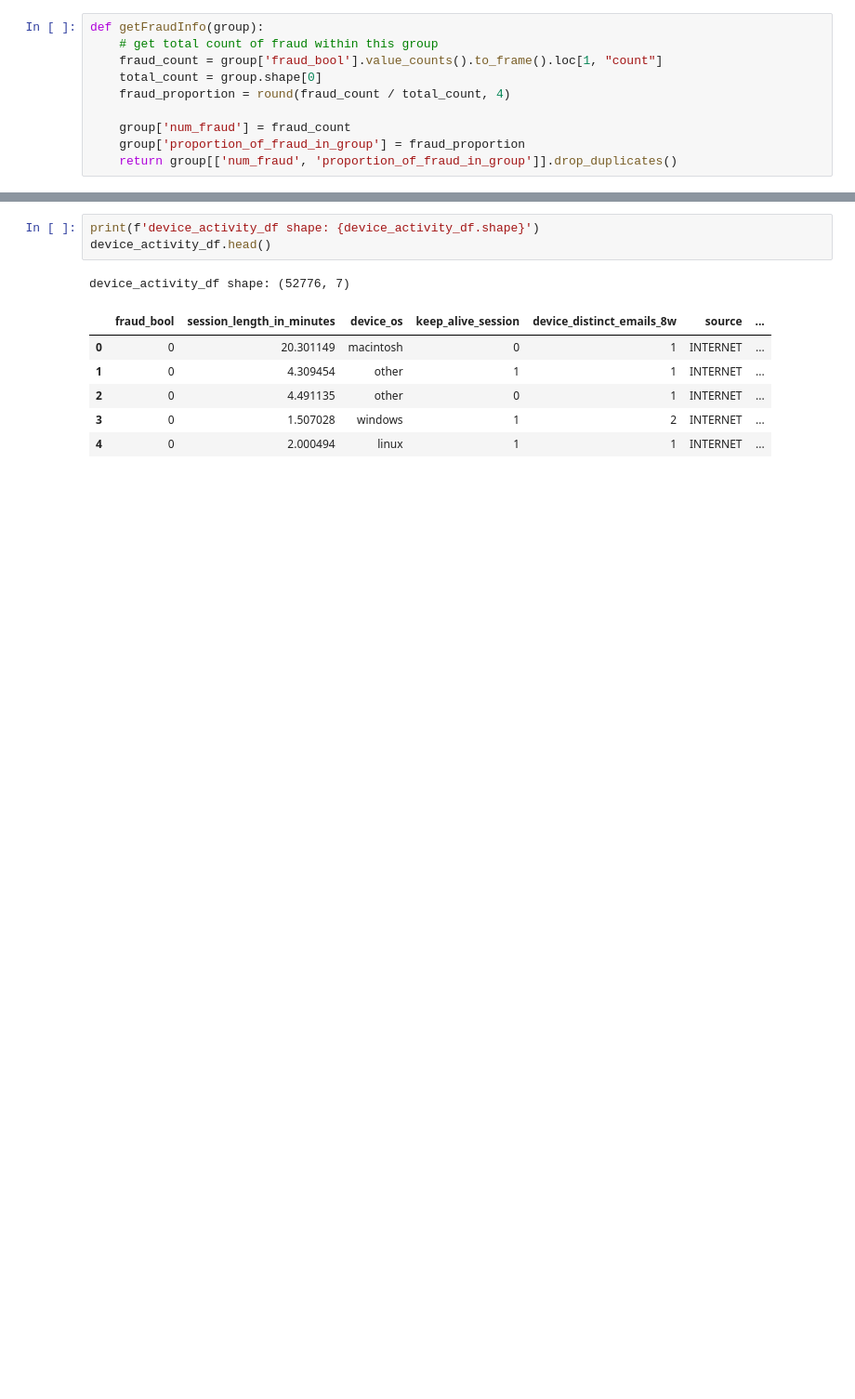
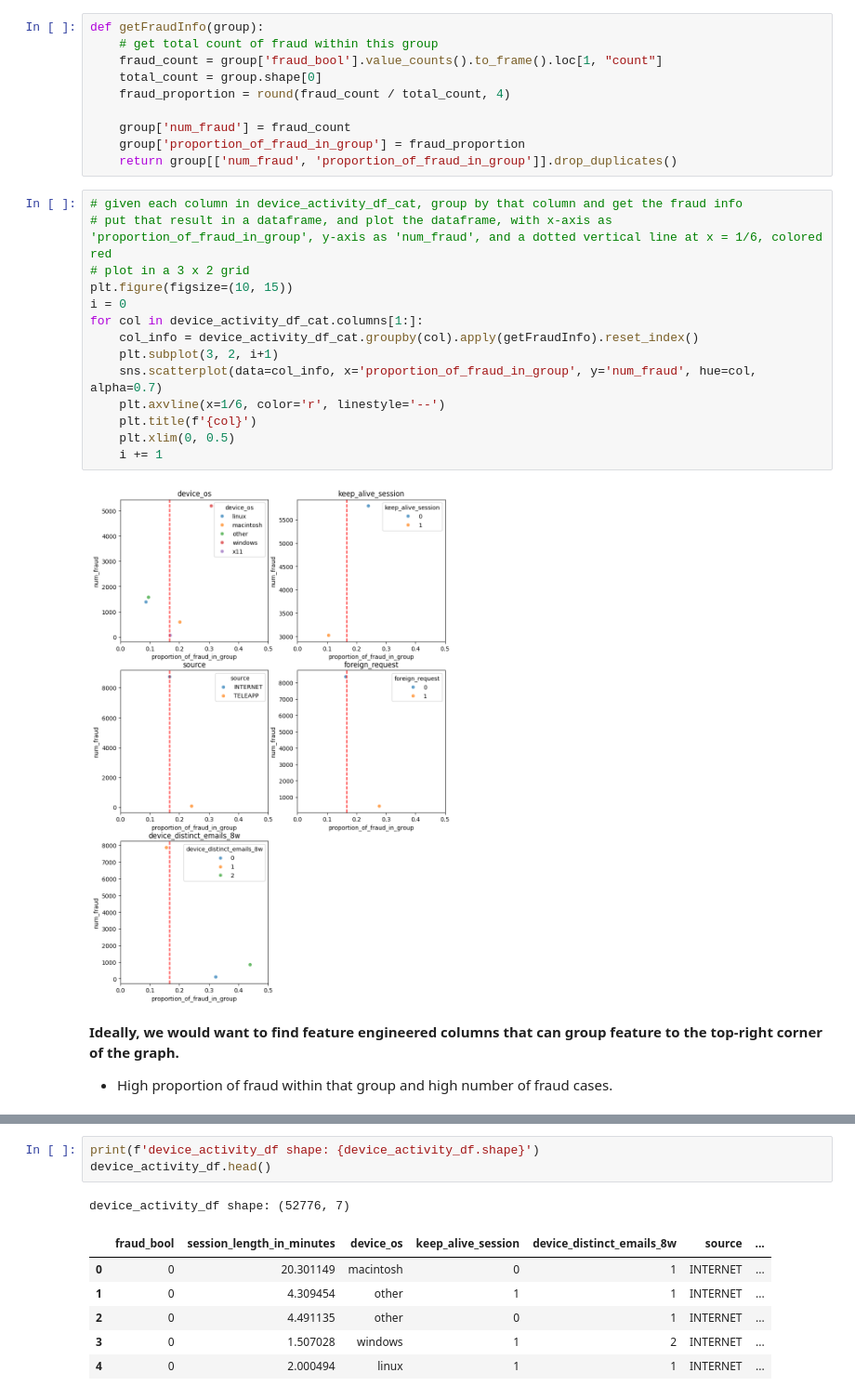
Before and after one commit to kclzl-nus/Detect-Fraudulent-Bank-Accounts, a Jupyter notebook: notebooks/2.0-kclzl-hyp-device-activity.ipynb, the cells around one changed output, grey strips where cells are left out. Shown at 93% size. Cells and saved outputs as stored; diff of their text form; blank space fills up the shorter version.

Commit message:
added explanations and visualizations to support hypothesis

```diff
--- a/notebooks/2.0-kclzl-hyp-device-activity.ipynb
+++ b/notebooks/2.0-kclzl-hyp-device-activity.ipynb
@@ -234,5 +225,25 @@ def getFraudInfo(group):
     group['num_fraud'] = fraud_count
     group['proportion_of_fraud_in_group'] = fraud_proportion
     return group[['num_fraud', 'proportion_of_fraud_in_group']].drop_duplicates()
+# %%
+# given each column in device_activity_df_cat, group by that column and get the fraud info
+# put that result in a dataframe, and plot the dataframe, with x-axis as 'proportion_of_fraud_in_group', y-axis as 'num_fraud', and a dotted vertical line at x = 1/6, colored red
+# plot in a 3 x 2 grid
+plt.figure(figsize=(10, 15))
+i = 0
+for col in device_activity_df_cat.columns[1:]:
+    col_info = device_activity_df_cat.groupby(col).apply(getFraudInfo).reset_index()
+    plt.subplot(3, 2, i+1)
+    sns.scatterplot(data=col_info, x='proportion_of_fraud_in_group', y='num_fraud', hue=col, alpha=0.7)
+    plt.axvline(x=1/6, color='r', linestyle='--')
+    plt.title(f'{col}')
+    plt.xlim(0, 0.5)
+    i += 1
+# %% [output]
+[figure, added]
+# %% [markdown]
+**Ideally, we would want to find feature engineered columns that can group feature to the top-right corner of the graph.**
+
+* High proportion of fraud within that group and high number of fraud cases.
 # %%
 total_fraud_count = device_activity_df['fraud_bool'].value_counts().to_frame().loc[1, "count"]
```
Also changed, not shown: parts of 38 cells of this notebook.
